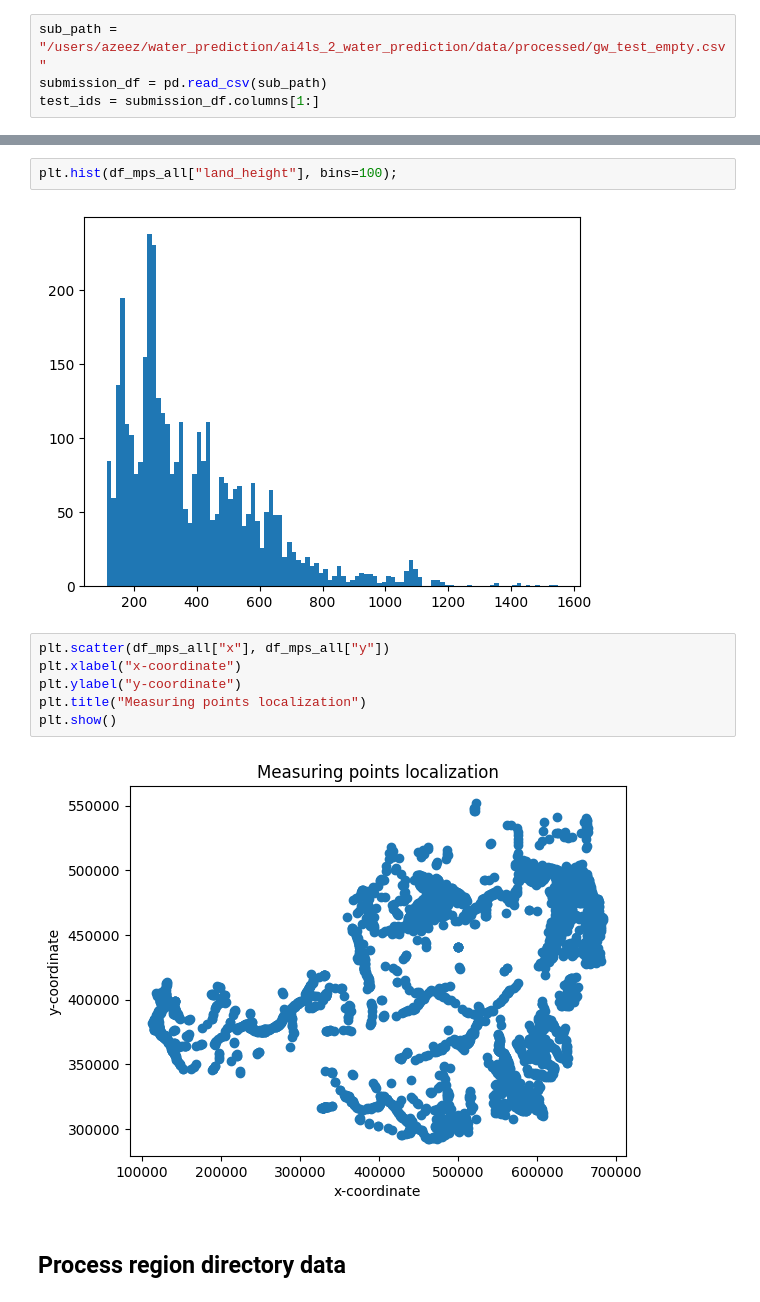
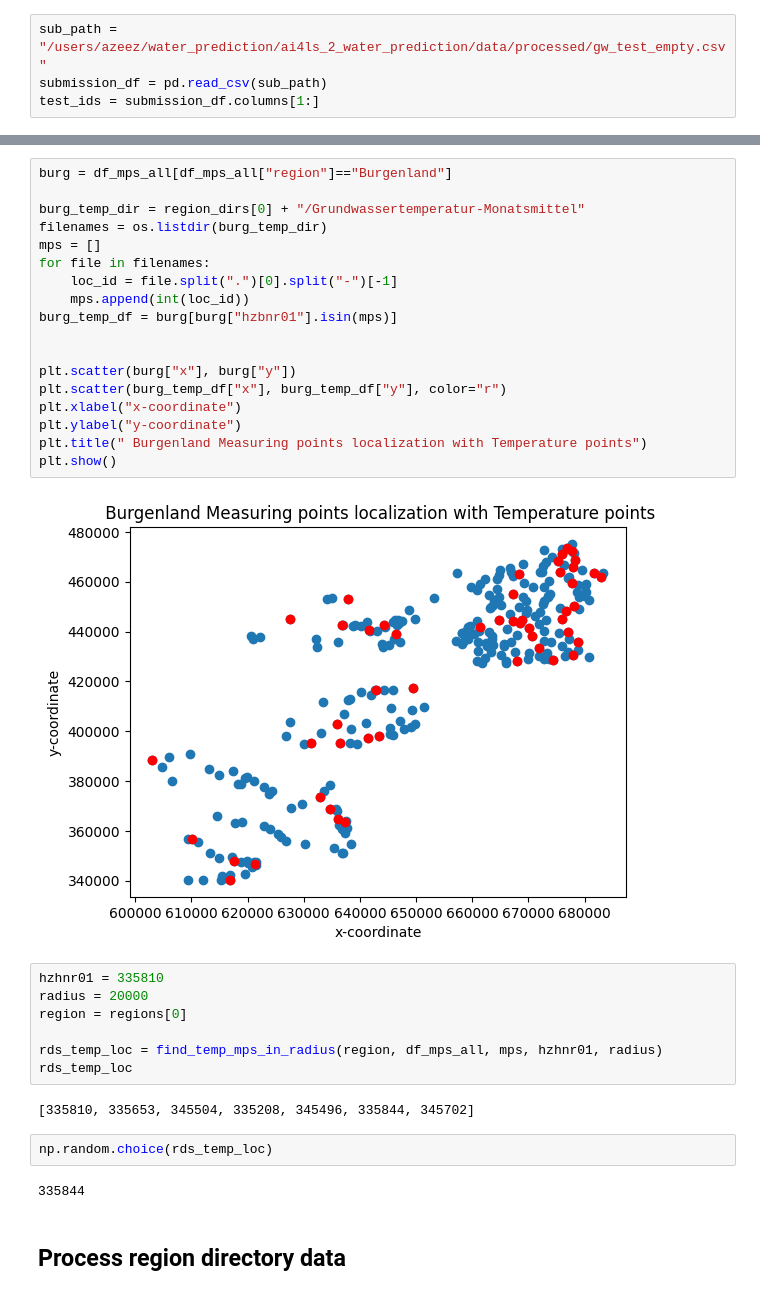
Before and after one commit to Ainard09/ai4ls_2_water_prediction, a Jupyter notebook: notebooks/groundwater_level_preprocess.ipynb, the cells around one changed output, grey strips where cells are left out. Saved outputs shown, nothing was run; the diff lists cells and outputs as text.

```diff
--- a/notebooks/groundwater_level_preprocess.ipynb
+++ b/notebooks/groundwater_level_preprocess.ipynb
@@ -151,15 +182,36 @@ test_ids = submission_df.columns[1:]
 # %%
-plt.hist(df_mps_all["land_height"], bins=100);
+burg = df_mps_all[df_mps_all["region"]=="Burgenland"]
+
+burg_temp_dir = region_dirs[0] + "/Grundwassertemperatur-Monatsmittel"
+filenames = os.listdir(burg_temp_dir)
+mps = []
+for file in filenames:
+    loc_id = file.split(".")[0].split("-")[-1]
+    mps.append(int(loc_id))
+burg_temp_df = burg[burg["hzbnr01"].isin(mps)]
+
+
+plt.scatter(burg["x"], burg["y"])
+plt.scatter(burg_temp_df["x"], burg_temp_df["y"], color="r")
+plt.xlabel("x-coordinate")
+plt.ylabel("y-coordinate")
+plt.title(" Burgenland Measuring points localization with Temperature points")
+plt.show()
 # %% [output]
-[figure, old version]
+[figure, new version]
-# %%
-plt.scatter(df_mps_all["x"], df_mps_all["y"])
-plt.xlabel("x-coordinate")
-plt.ylabel("y-coordinate")
-plt.title("Measuring points localization")
-plt.show()
-# %% [output]
-[figure, removed]
+# %%
+hzhnr01 = 335810
+radius = 20000
+region = regions[0]
+
+rds_temp_loc = find_temp_mps_in_radius(region, df_mps_all, mps, hzhnr01, radius)
+rds_temp_loc
+# %% [output]
+[335810, 335653, 345504, 335208, 345496, 335844, 345702]
+# %%
+np.random.choice(rds_temp_loc)
+# %% [output]
+335844
 # %% [markdown]
 ## Process region directory data
 # %%
```
Also changed, not shown: parts of 5 cells of this notebook.
